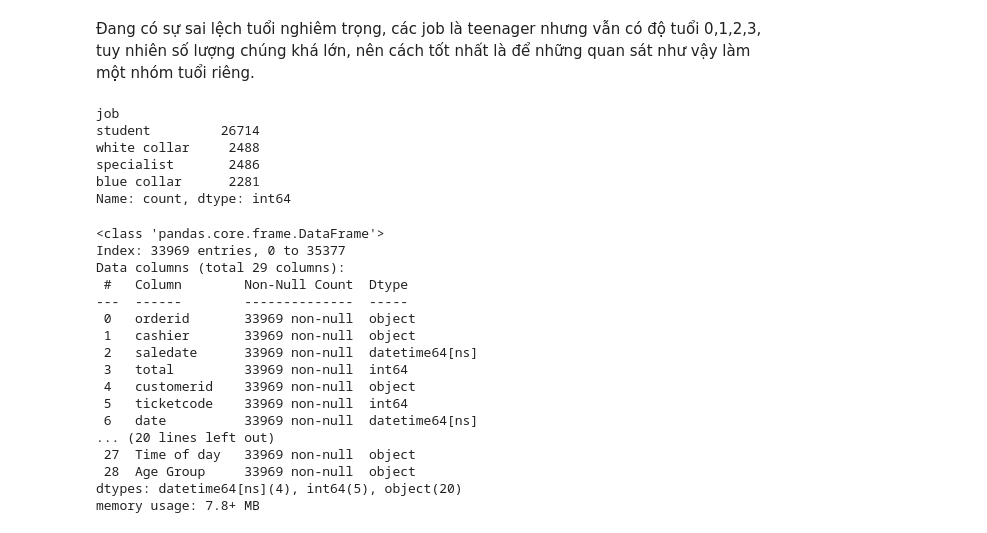
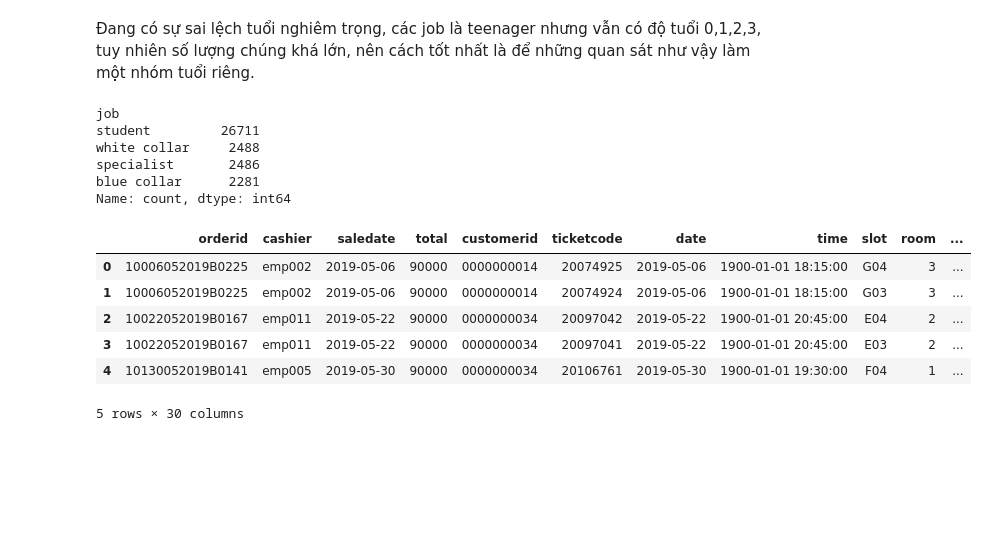
Before and after one commit to Thao1274/Nhom_5_Mid_term_1, a Jupyter notebook: Xử lý dữ liệu.ipynb, the cells around one changed output. Cells and saved outputs as stored; diff of their text form; code cells hidden in the pictures; blank space fills up the shorter version.

```diff
--- a/Xử lý dữ liệu.ipynb
+++ b/Xử lý dữ liệu.ipynb
@@ -596,3 +612,6 @@ array(['KH3517360', 'KH6166700'], dtype=object)
+# %%
+# với độ tuổi bị sai lệch -1 và -76, số lượng khách hàng rất ít và số lượng vé đặt cũng ít, do đó chúng tôi sẽ loại bỏ đi những hàng có giá trị này.
+df_final = df_final[~df_final['Age'].isin([-1, -76])]
 # %%
 df_tre = df_final[df_final['Age'].isin([0,1,2,3])]
 df_tre['job'].unique()
@@ -602,53 +621,36 @@ array(['student'], dtype=object)
 Đang có sự sai lệch tuổi nghiêm trọng, các job là teenager nhưng vẫn có độ tuổi 0,1,2,3, tuy nhiên số lượng chúng khá lớn, nên cách tốt nhất là để những quan sát như vậy làm một nhóm tuổi riêng.
 # %%
 def group_age(age):
-    if age == 0:
-        return '0 tuổi'
-    elif age == 1:
-        return '1 tuổi'
-    elif age == 2:
-        return '2 tuổi'
-    elif age == 3:
-        return '3 tuổi'
-    elif 4 <= age <= 11:
-        return 'Trẻ em (4-11)'
-    elif 12 <= age <= 17:
-        return 'Thiếu niên (12-17)'
-    elif 18 <= age <= 25:
-        return 'Thanh niên (18-25)'
-    elif 26 <= age <= 40:
-        return 'Trưởng thành (26-40)'
-    elif 41 <= age <= 60:
-        return 'Trung niên (41-60)'
+    if 0 <= age <= 3:
+        return '0-3 tuổi'
+    elif 4 <= age <= 12:
+        return 'Trẻ em (4-12)'
+    elif 13 <= age <= 17:
+        return 'Thiếu niên (13-17)'
+    elif 18 <= age <= 29:
+        return 'Thanh niên (18-29)'
     else:
-        return 'Cao tuổi (trên 60)'
+        return 'Trưởng thành & Trung niên'
 df_final['Age Group'] = df_final['Age'].apply(group_age)
 # %%
 df_final['job'].value_counts()
 # %% [output]
 job
-student         26714
+student         26711
 white collar     2488
 specialist       2486
 blue collar      2281
 Name: count, dtype: int64
-# %%
-df_final.info()
-# %% [output]
-<class 'pandas.core.frame.DataFrame'>
-Index: 33969 entries, 0 to 35377
-Data columns (total 29 columns):
- #   Column        Non-Null Count  Dtype
----  ------        --------------  -----
- 0   orderid       33969 non-null  object
- 1   cashier       33969 non-null  object
- 2   saledate      33969 non-null  datetime64[ns]
- 3   total         33969 non-null  int64
- 4   customerid    33969 non-null  object
- 5   ticketcode    33969 non-null  int64
- 6   date          33969 non-null  datetime64[ns]
-... (20 lines left out)
- 27  Time of day   33969 non-null  object
- 28  Age Group     33969 non-null  object
-dtypes: datetime64[ns](4), int64(5), object(20)
-memory usage: 7.8+ MB
+# %%
+# Do dữ liệu chỉ trong tháng 5, nên để có cái nhìn rõ ràng hơn, thêm một cột ngày trong tuần.
+df_final['Weekday'] = df_final['saledate'].dt.day_name()
+# %%
+df_final.head(5)
+# %% [output]
+|  | orderid | cashier | saledate | total | customerid | ticketcode | date | time | slot | room | ... |
+| 0 | 10006052019B0225 | emp002 | 2019-05-06 | 90000 | 0000000014 | 20074925 | 2019-05-06 | 1900-01-01 18:15:00 | G04 | 3 | ... |
+| 1 | 10006052019B0225 | emp002 | 2019-05-06 | 90000 | 0000000014 | 20074924 | 2019-05-06 | 1900-01-01 18:15:00 | G03 | 3 | ... |
+| 2 | 10022052019B0167 | emp011 | 2019-05-22 | 90000 | 0000000034 | 20097042 | 2019-05-22 | 1900-01-01 20:45:00 | E04 | 2 | ... |
+| 3 | 10022052019B0167 | emp011 | 2019-05-22 | 90000 | 0000000034 | 20097041 | 2019-05-22 | 1900-01-01 20:45:00 | E03 | 2 | ... |
+| 4 | 10130052019B0141 | emp005 | 2019-05-30 | 90000 | 0000000034 | 20106761 | 2019-05-30 | 1900-01-01 19:30:00 | F04 | 1 | ... |
+5 rows × 30 columns
```
Also changed, not shown: parts of 5 cells of this notebook, 1 other file.
